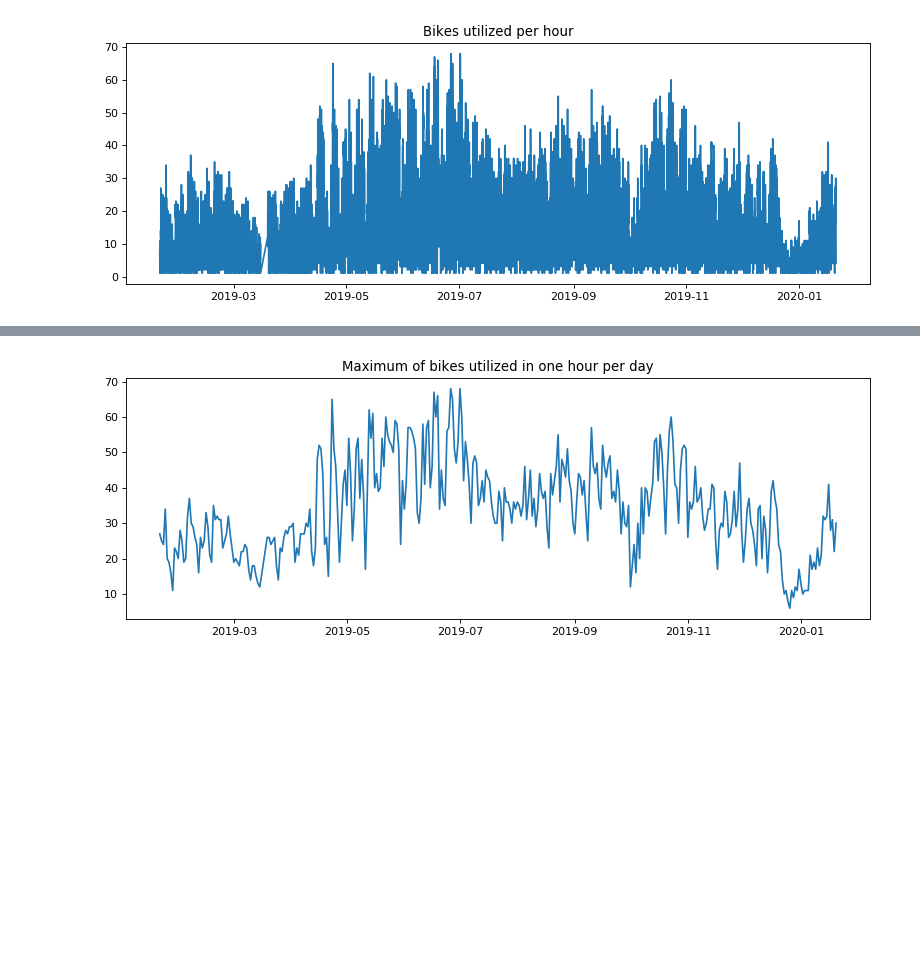
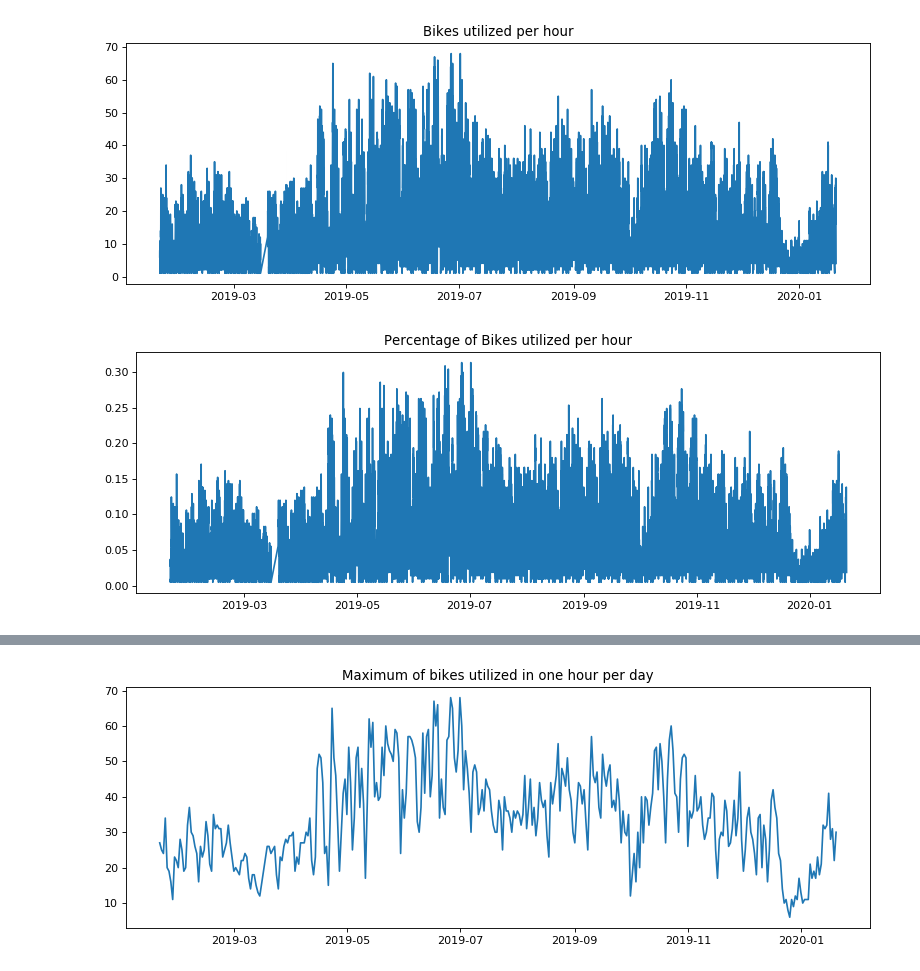
Before and after one commit to mogottsch/dsml_2020_magma, a Jupyter notebook: 2_kpi_calculation/KPI_Calculation.ipynb, the cells around one changed output, grey strips where cells are left out. Drawn from its saved outputs; the diff is of its cells as text; code cells hidden in the pictures; blank space fills up the shorter version.

```diff
--- a/2_kpi_calculation/KPI_Calculation.ipynb
+++ b/2_kpi_calculation/KPI_Calculation.ipynb
@@ -80,6 +80,18 @@ ax.set_title("Bikes utilized per hour")
 plt.show()
 # %% [output]
 [figure]
+# %%
+#plotting relative availability
+kpi_mar["util_percentage"]= kpi_mar["util"]/fleet_size
+kpi_mar["util_percentage"]
+
+fig,ax = plt.subplots(figsize=(12,4), dpi= 80)
+
+ax.plot(kpi_mar["util_percentage"])
+ax.set_title("Percentage of Bikes utilized per hour")
+plt.show()
+# %% [output]
+[figure, added]
 # %%
 #creating day column
 kpi_mar["date"] = kpi_mar.index.date
```
Also changed, not shown: parts of 13 cells of this notebook.
